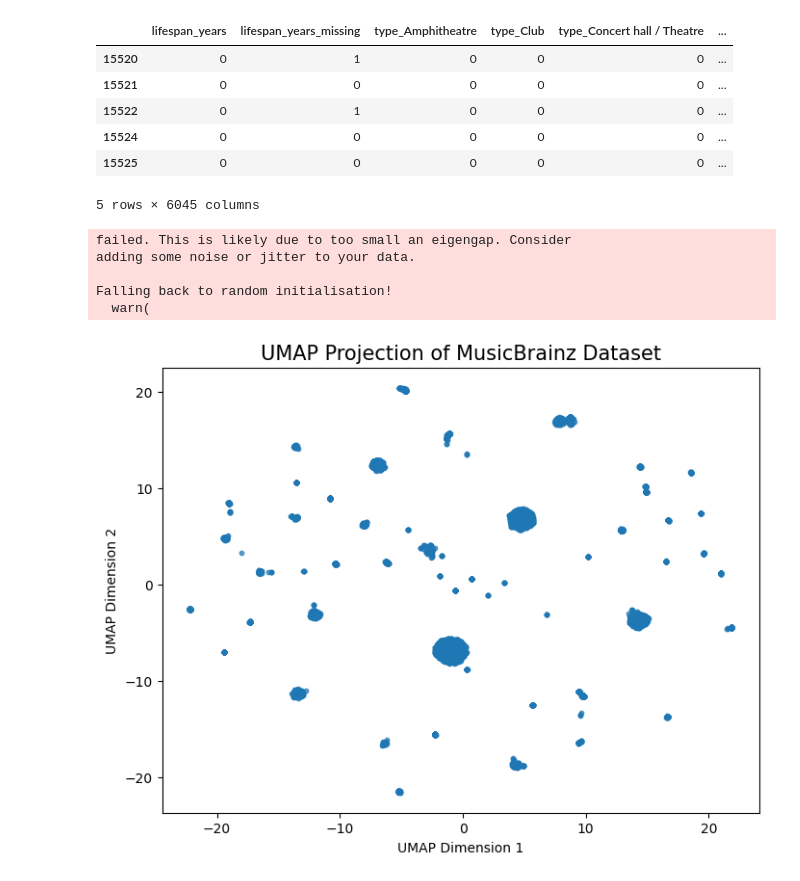
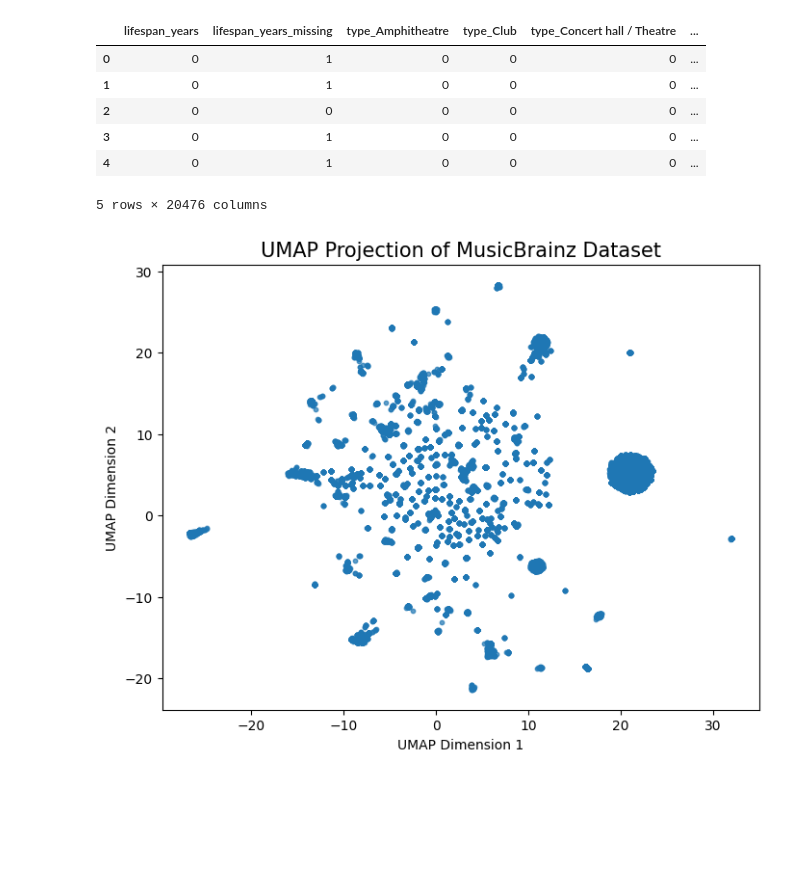
Before and after one commit to megan-rizzo/musicbrainz-api-module, a Jupyter notebook: UMAP.ipynb, the cells around one changed output. Saved outputs shown, nothing was run; the diff lists cells and outputs as text; code cells hidden in the pictures; blank space fills up the shorter version.

```diff
--- a/UMAP.ipynb
+++ b/UMAP.ipynb
@@ -10,8 +10,8 @@ merged_df.head()
 | 3 | 3 | 0ad32768-514b-410f-9d5a-40ebb0c3373c | Studio | ROKU-st | Tenso Jinja | NaN | NaN | JP | NaN | Active | ... |
 | 4 | 4 | 0b050655-48da-4be7-b5de-7a3ee7370b9e | Venue | Rätschenmühle | Geislingen an der Steige | NaN | NaN | DE | NaN | Active | ... |
 # %%
-# Drop rows where 'services_offered' is null
-merged_df = merged_df.dropna(subset=['services_offered'])
+# Drop the 'services_offered' column
+merged_df = merged_df.drop(columns=['services_offered'])
 
 # Drop the specified columns
 merged_df = merged_df.drop(columns=['Unnamed: 0', 'id', 'name'])
@@ -28,7 +27,0 @@ merged_df.head()
-# %%
-# Split the 'services_offered' column by commas and explode the dataframe
-merged_df['services_offered'] = merged_df['services_offered'].str.split(', ')
-merged_df = merged_df.explode('services_offered')
-
-# Display the updated dataframe
-merged_df.head()
@@ -107,32 +93,18 @@ merged_df_encoded = merged_df_encoded.astype(int)
 merged_df_encoded.head()
 # %% [output]
 |  | lifespan_years | lifespan_years_missing | type_Amphitheatre | type_Club | type_Concert hall / Theatre | ... |
-| 15520 | 0 | 1 | 0 | 0 | 0 | ... |
-| 15521 | 0 | 0 | 0 | 0 | 0 | ... |
-| 15522 | 0 | 1 | 0 | 0 | 0 | ... |
-| 15524 | 0 | 0 | 0 | 0 | 0 | ... |
-| 15525 | 0 | 0 | 0 | 0 | 0 | ... |
+| 0 | 0 | 1 | 0 | 0 | 0 | ... |
+| 1 | 0 | 1 | 0 | 0 | 0 | ... |
+| 2 | 0 | 0 | 0 | 0 | 0 | ... |
+| 3 | 0 | 1 | 0 | 0 | 0 | ... |
+| 4 | 0 | 1 | 0 | 0 | 0 | ... |
-5 rows × 6045 columns
+5 rows × 20476 columns
 # %%
-import numpy as np
+import numpy as np #requires version 2.1
 import umap.umap_ as umap
 import matplotlib.pyplot as plt
 from sklearn.preprocessing import StandardScaler
 
-# ----------------------------------------------------
-# 1. Load or define your pre-processed data
-#    (We assume merged_df_encoded is already
-#     encoded and has no missing values.)
-
-# If you already have it in memory, just assign:
-# merged_df_encoded = ...
-
-# For demonstration, let's assume merged_df_encoded is loaded as follows:
-# merged_df_encoded = pd.read_csv('path_to_your_file.csv')
-
-# ----------------------------------------------------
-# 2. Separate features from any target/labels (if applicable)
-#    If you don't have a target column, just use the entire DataFrame.
 
 
 # ----------------------------------------------------
@@ -141,39 +113,35 @@ X = merged_df_encoded.values  # Convert DataFrame to a NumPy array
 
 # ----------------------------------------------------
 # 3. Optional: Scale data
 #    UMAP is sensitive to scale, so standardizing or normalizing is often useful.
 scaler = StandardScaler()
 X_scaled = scaler.fit_transform(X)
 
 # ----------------------------------------------------
 # 4. Create and fit the UMAP model
 #    Adjust parameters such as n_neighbors, min_dist, etc., as needed.
 reducer = umap.UMAP(
-    n_neighbors=15,   # typical default, can tune
+    n_neighbors=30,   # typical default, can tune
     n_components=2,   # 2D for visualization
     min_dist=0.1,     # controls how tightly points are clustered
-    metric='euclidean',
-    random_state=42    # for reproducibility
+    metric='cosine',
+    init='pca',
+    random_state=42  # for reproducibility
 )
 
 # Perform the dimensionality reduction
 X_umap = reducer.fit_transform(X_scaled)
 
 # ----------------------------------------------------
 # 5. Visualize or further process the results
 #    If you just want a quick scatter plot:
 
 plt.figure(figsize=(8, 6))
 plt.scatter(X_umap[:, 0], X_umap[:, 1], s=10, alpha=0.7)
 plt.title('UMAP Projection of MusicBrainz Dataset', fontsize=15)
 plt.xlabel('UMAP Dimension 1')
 plt.ylabel('UMAP Dimension 2')
 plt.show()
 # you can use for clustering, further visualization, etc.
 # %% [output]
-failed. This is likely due to too small an eigengap. Consider
-adding some noise or jitter to your data.
-
-Falling back to random initialisation!
-  warn(
-[figure, old version]
+[figure, new version]
```
Also changed, not shown: parts of 28 cells of this notebook, 1 other file.
